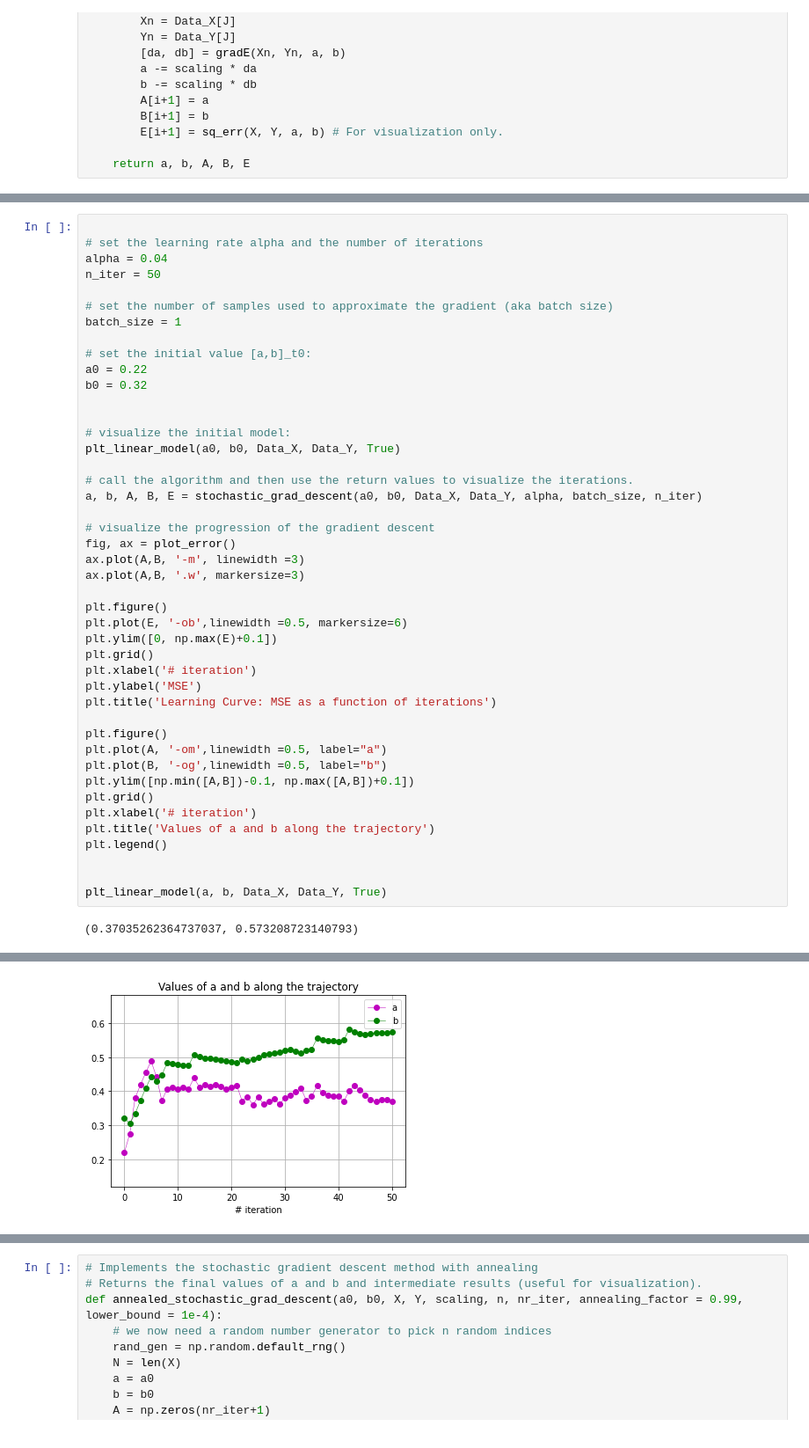
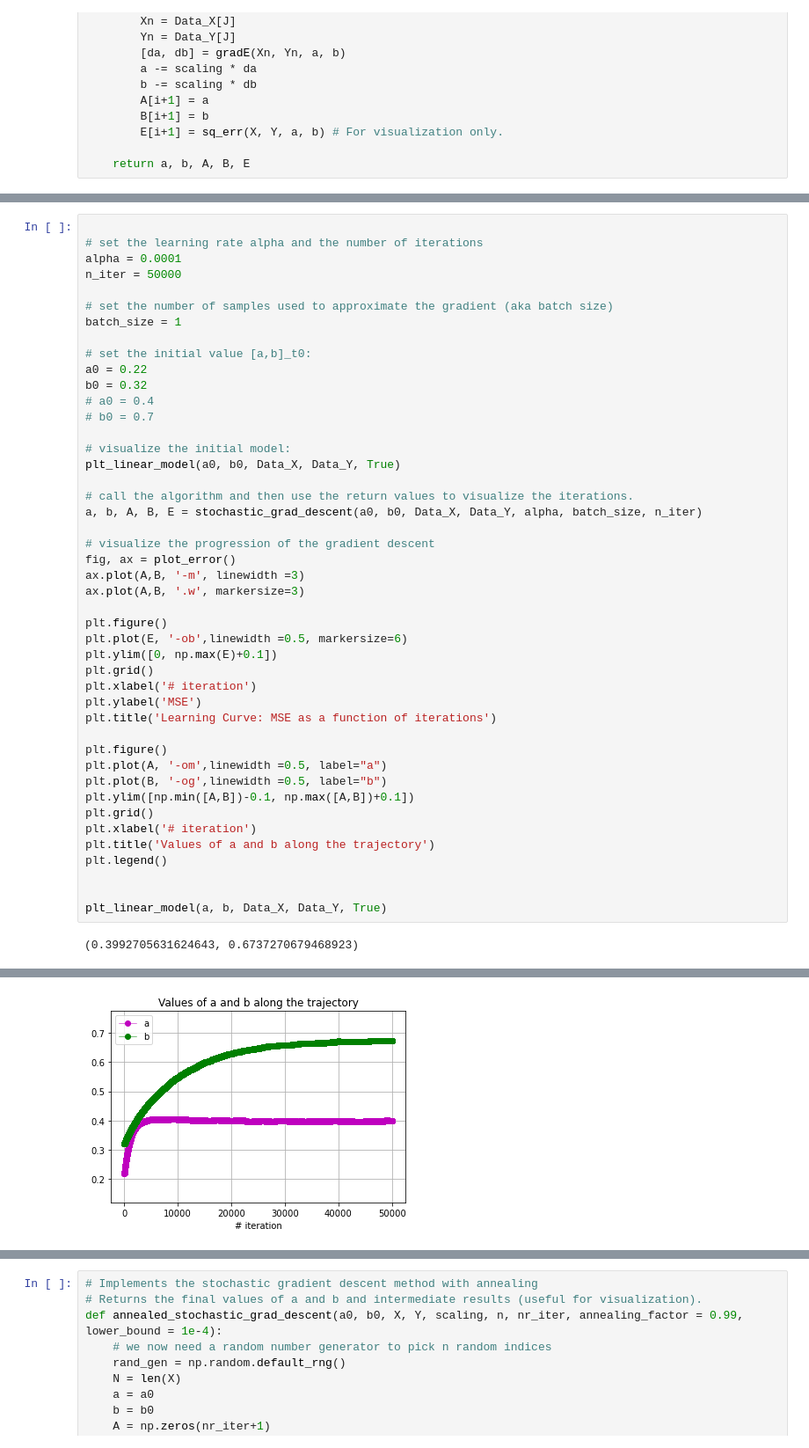
Before and after one commit to MarcoLehmann/OST, a Jupyter notebook: basic_math/Tutorial_SGD.ipynb, the cells around one changed output, grey strips where cells are left out. Shown at 88% size. Saved outputs shown, nothing was run; the diff lists cells and outputs as text.

```diff
--- a/basic_math/Tutorial_SGD.ipynb
+++ b/basic_math/Tutorial_SGD.ipynb
@@ -770,8 +770,8 @@ Look at the example below. Make sure you understand the code and the visualizati
 # %%
 
 # set the learning rate alpha and the number of iterations
-alpha = 0.04
-n_iter = 50
+alpha = 0.0001
+n_iter = 50000
 
 # set the number of samples used to approximate the gradient (aka batch size)
 batch_size = 1
@@ -779,7 +779,8 @@ batch_size = 1
 # set the initial value [a,b]_t0:
 a0 = 0.22
 b0 = 0.32
-
+# a0 = 0.4
+# b0 = 0.7
 
 # visualize the initial model:
 plt_linear_model(a0, b0, Data_X, Data_Y, True)
@@ -812,5 +813,5 @@ plt.legend()
 
 plt_linear_model(a, b, Data_X, Data_Y, True)
 # %% [output]
-(0.37035262364737037, 0.573208723140793)
+(0.3992705631624643, 0.6737270679468923)
 [figure]
@@ -819 +820 @@ plt_linear_model(a, b, Data_X, Data_Y, True)
-[figure, old version]
+[figure, new version]
```
Also changed, not shown: parts of 7 cells of this notebook, 1 other file.
